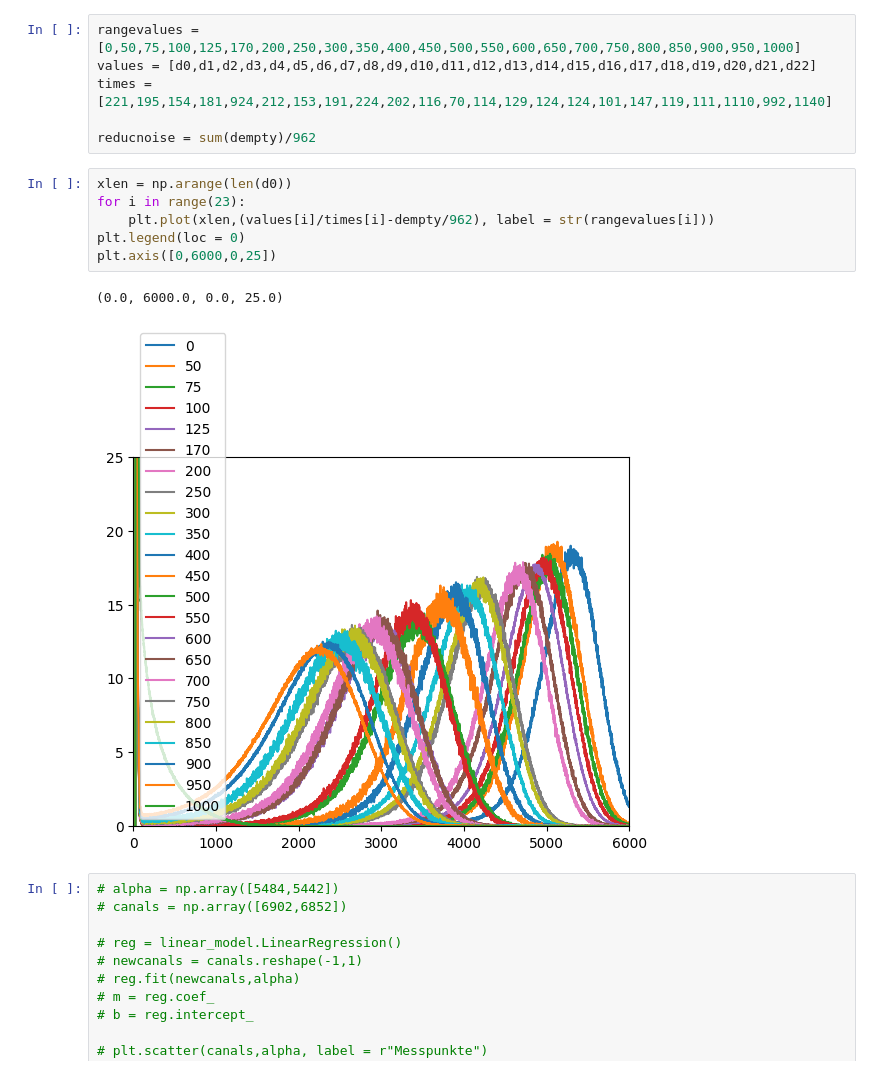
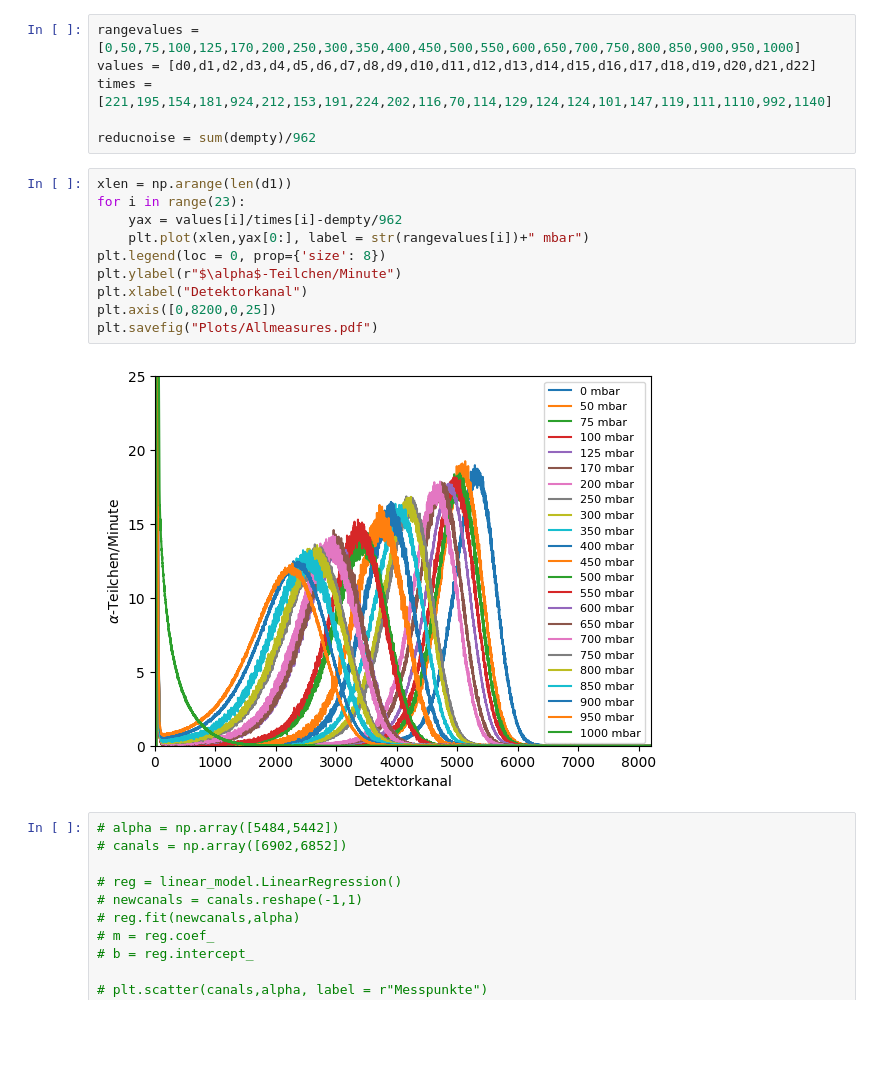
Before and after one commit to CaptainNikon/PPF-Uni-Potsdam, a Jupyter notebook: K1/calc.ipynb, the cells around one changed output. Saved outputs shown, nothing was run; the diff lists cells and outputs as text; blank space fills up the shorter version.

```diff
--- a/K1/calc.ipynb
+++ b/K1/calc.ipynb
@@ -36,14 +36,17 @@ times = [221,195,154,181,924,212,153,191,224,202,116,70,114,129,124,124,101,147,
 
 reducnoise = sum(dempty)/962
 # %%
-xlen = np.arange(len(d0))
+xlen = np.arange(len(d1))
 for i in range(23):
-    plt.plot(xlen,(values[i]/times[i]-dempty/962), label = str(rangevalues[i]))
-plt.legend(loc = 0)
-plt.axis([0,6000,0,25])
+    yax = values[i]/times[i]-dempty/962
+    plt.plot(xlen,yax[0:], label = str(rangevalues[i])+" mbar")
+plt.legend(loc = 0, prop={'size': 8})
+plt.ylabel(r"$\alpha$-Teilchen/Minute")
+plt.xlabel("Detektorkanal")
+plt.axis([0,8200,0,25])
+plt.savefig("Plots/Allmeasures.pdf")
 # %% [output]
-(0.0, 6000.0, 0.0, 25.0)
-[figure, old version]
+[figure, new version]
 # %%
 # alpha = np.array([5484,5442])
 # canals = np.array([6902,6852])
```
Also changed, not shown: parts of 4 cells of this notebook, 3 other files.
